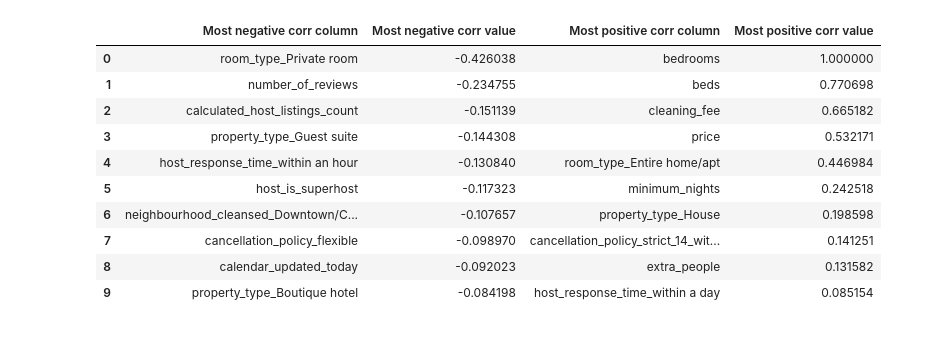
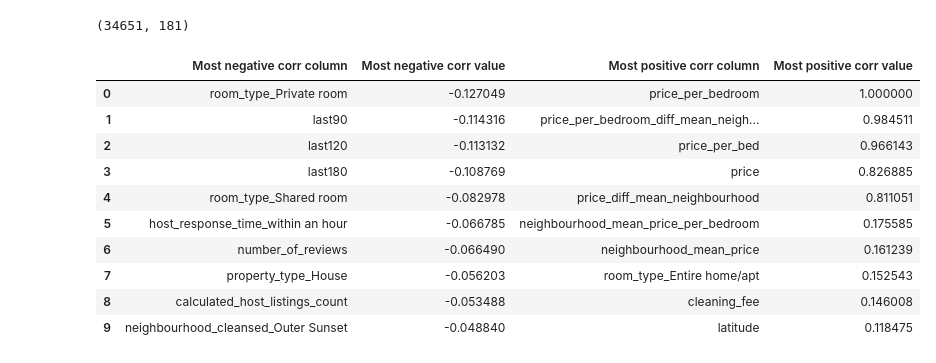
Before and after one commit to gukun770/Airbnb, a Jupyter notebook: Airbnb_model_building.ipynb, the cells around one changed output. Saved outputs shown, nothing was run; the diff lists cells and outputs as text; code cells hidden in the pictures.

```diff
--- a/Airbnb_model_building.ipynb
+++ b/Airbnb_model_building.ipynb
@@ -196,0 +320,4 @@ listings_final.extra_people=listings_final.extra_people.str.replace(r'[$,]','').
+# %%
+listings_final.drop(['last_scraped','host_since','number_of_reviews',
+                     'reviews_per_month','id','notes','access',
+                     'house_rules','description','transit'], axis=1, inplace=True)
@@ -196,0 +338,2 @@ listings_final.extra_people=listings_final.extra_people.str.replace(r'[$,]','').
+# %%
+listings_final.dropna(inplace=True)
@@ -225,8 +359,0 @@ listings_final.head()
-# %%
-# Feature engineering
-listings_final['total_hosting_days']=listings_final['calendar_last_scraped'] - listings_final['host_since']
-listings_final['total_hosting_days']=listings_final['total_hosting_days'].apply(lambda row: row.days)
-listings_final['price_per_bedroom']=listings_final['price']/listings_final['bedrooms']
-listings_final['price_per_bed']=listings_final['price']/listings_final['beds']
-# %%
-listings_final.drop(['calendar_last_scraped','host_since','reviews_per_month','id'], axis=1, inplace=True)
@@ -271,19 +469,23 @@ feature_importance = plot_myRf_feature_importance(X.values, y.values,scorer=neg_
+# %%
+X.shape
+# %% [output]
+(34651, 181)
 # %%
 df_corr = X.corr()
 # %%
-show_corr('bedrooms', df_corr, X, nb=10)
+show_corr('price_per_bedroom', df_corr, X, nb=10)
 # %% [output]
 |  | Most negative corr column | Most negative corr value | Most positive corr column | Most positive corr value |
-| 0 | room_type_Private room | -0.426038 | bedrooms | 1.000000 |
-| 1 | number_of_reviews | -0.234755 | beds | 0.770698 |
-| 2 | calculated_host_listings_count | -0.151139 | cleaning_fee | 0.665182 |
-| 3 | property_type_Guest suite | -0.144308 | price | 0.532171 |
-| 4 | host_response_time_within an hour | -0.130840 | room_type_Entire home/apt | 0.446984 |
-| 5 | host_is_superhost | -0.117323 | minimum_nights | 0.242518 |
-| 6 | neighbourhood_cleansed_Downtown/C... | -0.107657 | property_type_House | 0.198598 |
-| 7 | cancellation_policy_flexible | -0.098970 | cancellation_policy_strict_14_wit... | 0.141251 |
-| 8 | calendar_updated_today | -0.092023 | extra_people | 0.131582 |
-| 9 | property_type_Boutique hotel | -0.084198 | host_response_time_within a day | 0.085154 |
+| 0 | room_type_Private room | -0.127049 | price_per_bedroom | 1.000000 |
+| 1 | last90 | -0.114316 | price_per_bedroom_diff_mean_neigh... | 0.984511 |
+| 2 | last120 | -0.113132 | price_per_bed | 0.966143 |
+| 3 | last180 | -0.108769 | price | 0.826885 |
+| 4 | room_type_Shared room | -0.082978 | price_diff_mean_neighbourhood | 0.811051 |
+| 5 | host_response_time_within an hour | -0.066785 | neighbourhood_mean_price_per_bedroom | 0.175585 |
+| 6 | number_of_reviews | -0.066490 | neighbourhood_mean_price | 0.161239 |
+| 7 | property_type_House | -0.056203 | room_type_Entire home/apt | 0.152543 |
+| 8 | calculated_host_listings_count | -0.053488 | cleaning_fee | 0.146008 |
+| 9 | neighbourhood_cleansed_Outer Sunset | -0.048840 | latitude | 0.118475 |
 # %%
 X.head()
 # %% [output]
```
Also changed, not shown: parts of 79 cells of this notebook.
